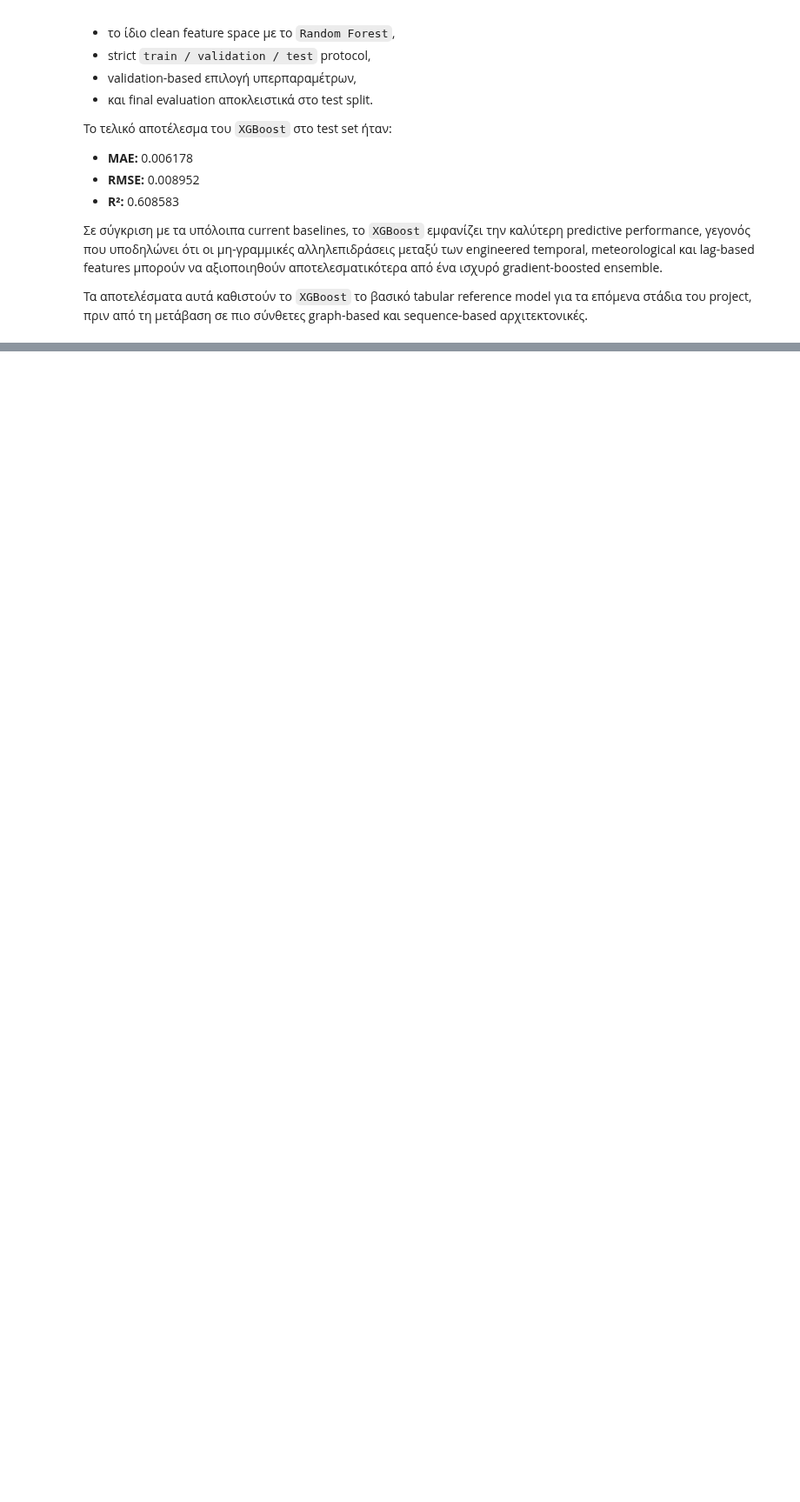
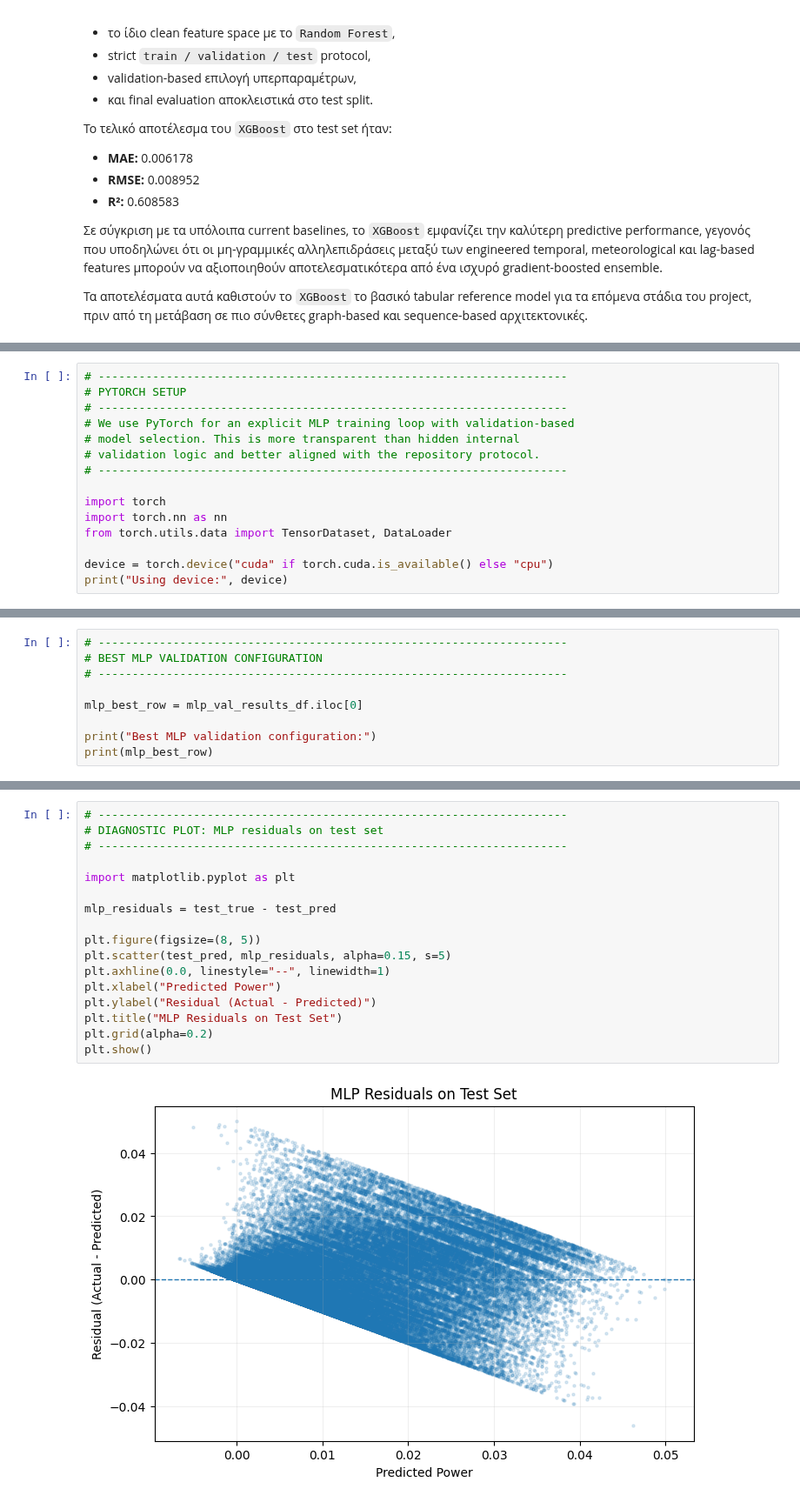
Before and after one commit to Dionysis33/WindPower_DigitalTwin, a Jupyter notebook: notebooks/07_advanced_baselines_and_importance.ipynb, the cells around one changed output, grey strips where cells are left out. Shown at 87% size. Saved outputs shown, nothing was run; the diff lists cells and outputs as text; blank space fills up the shorter version.

```diff
--- a/notebooks/07_advanced_baselines_and_importance.ipynb
+++ b/notebooks/07_advanced_baselines_and_importance.ipynb
@@ -829,0 +885,15 @@ plt.show()
+# %%
+# ---------------------------------------------------------------------
+# PYTORCH SETUP
+# ---------------------------------------------------------------------
+# We use PyTorch for an explicit MLP training loop with validation-based
+# model selection. This is more transparent than hidden internal
+# validation logic and better aligned with the repository protocol.
+# ---------------------------------------------------------------------
+
+import torch
+import torch.nn as nn
+from torch.utils.data import TensorDataset, DataLoader
+
+device = torch.device("cuda" if torch.cuda.is_available() else "cpu")
+print("Using device:", device)
@@ -829,0 +1120,9 @@ plt.show()
+# %%
+# ---------------------------------------------------------------------
+# BEST MLP VALIDATION CONFIGURATION
+# ---------------------------------------------------------------------
+
+mlp_best_row = mlp_val_results_df.iloc[0]
+
+print("Best MLP validation configuration:")
+print(mlp_best_row)
@@ -829,0 +1245,19 @@ plt.show()
+# %%
+# ---------------------------------------------------------------------
+# DIAGNOSTIC PLOT: MLP residuals on test set
+# ---------------------------------------------------------------------
+
+import matplotlib.pyplot as plt
+
+mlp_residuals = test_true - test_pred
+
+plt.figure(figsize=(8, 5))
+plt.scatter(test_pred, mlp_residuals, alpha=0.15, s=5)
+plt.axhline(0.0, linestyle="--", linewidth=1)
+plt.xlabel("Predicted Power")
+plt.ylabel("Residual (Actual - Predicted)")
+plt.title("MLP Residuals on Test Set")
+plt.grid(alpha=0.2)
+plt.show()
+# %% [output]
+[figure, added]
```
Also changed, not shown: parts of 13 cells of this notebook, 1 other file.
